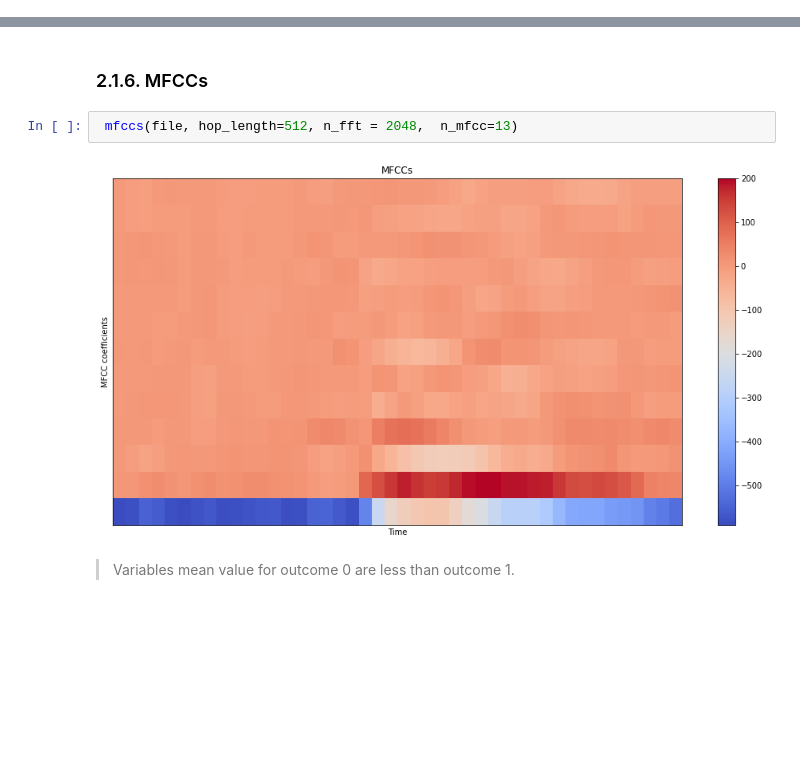
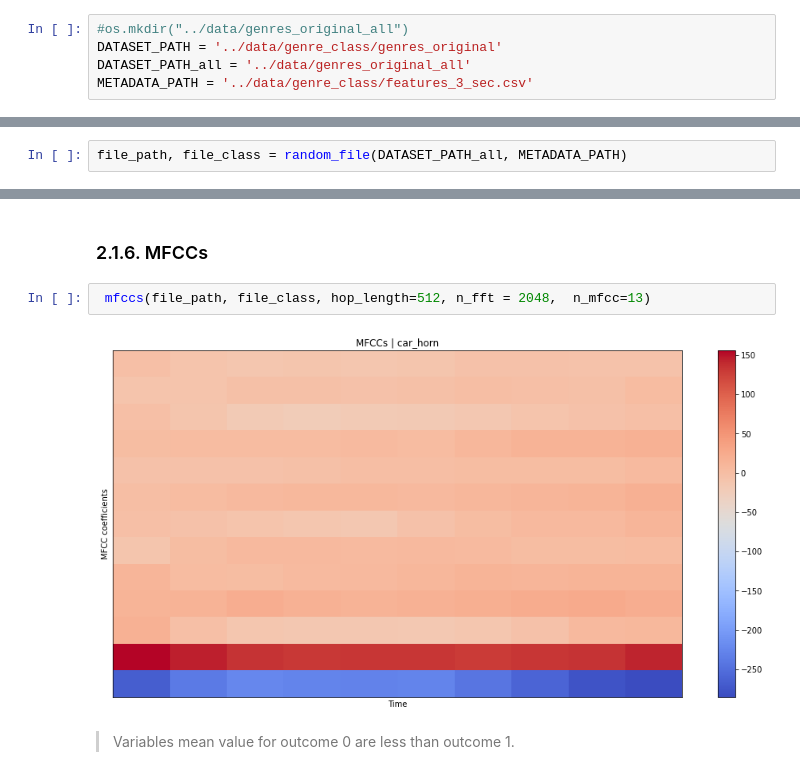
Before and after one commit to Rekidiang2/ml04_music_genre_classification, a Jupyter notebook: analysis_and_training/1_data_preprocessing.ipynb, the cells around one changed output, grey strips where cells are left out. Cells and saved outputs as stored; diff of their text form; blank space fills up the shorter version.

Commit message:
restructured 1_data_preparation notebook

```diff
--- a/analysis_and_training/1_data_preprocessing.ipynb
+++ b/analysis_and_training/1_data_preprocessing.ipynb
@@ -73,0 +45,5 @@ Dataset Loaded ...
+# %%
+#os.mkdir("../data/genres_original_all")
+DATASET_PATH = '../data/genre_class/genres_original'
+DATASET_PATH_all = '../data/genres_original_all'
+METADATA_PATH = '../data/genre_class/features_3_sec.csv'
@@ -73,0 +54,2 @@ Dataset Loaded ...
+# %%
+file_path, file_class = random_file(DATASET_PATH_all, METADATA_PATH)
@@ -134,9 +99,9 @@ STFT : Hop Dength Duration = 0.023219954648526078 | Window Duration = 0.09287981
 # %% [markdown]
 ### 2.1.6. MFCCs
 # %%
- mfccs(file, hop_length=512, n_fft = 2048,  n_mfcc=13)
+ mfccs(file_path, file_class, hop_length=512, n_fft = 2048,  n_mfcc=13)
 # %% [output]
-[figure, old version]
+[figure, new version]
 # %% [markdown]
 > Variables mean value for outcome 0 are less than outcome 1.
 # %% [markdown]
```
Also changed, not shown: parts of 28 cells of this notebook, 4 other files.
